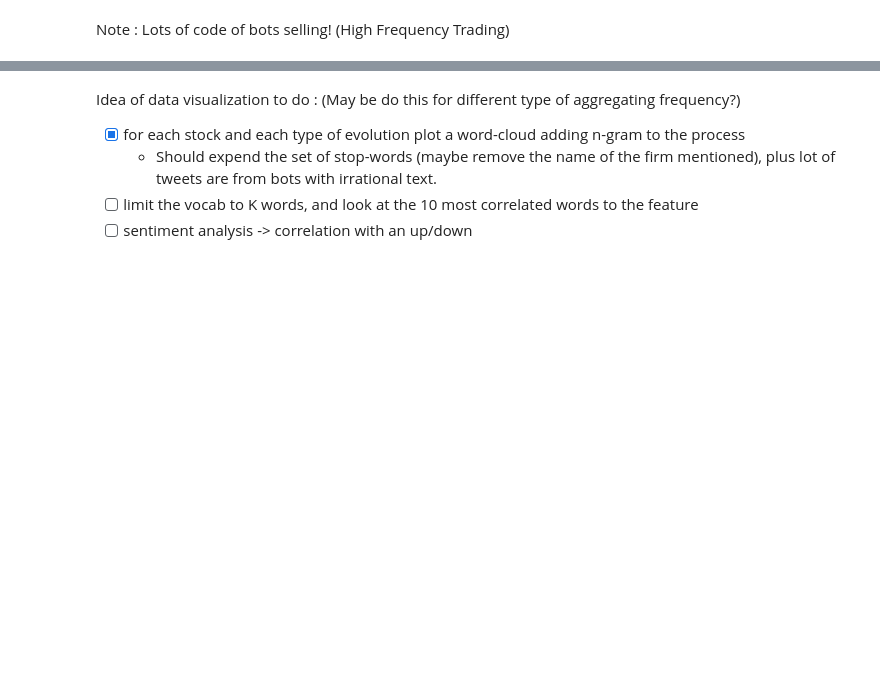
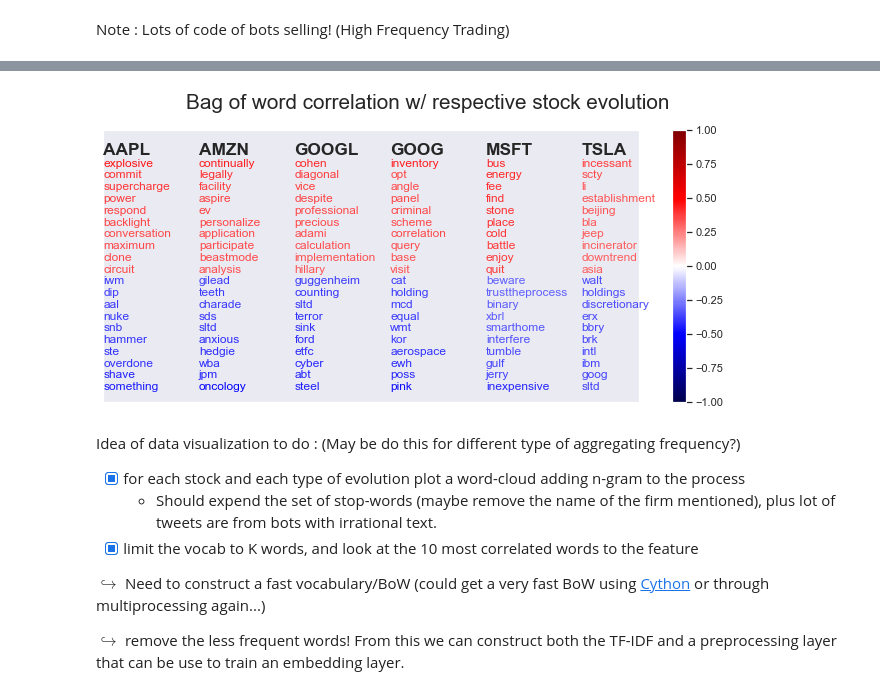
Before and after one commit to clement-micol/aml-fall-2022-project-grp25, a Jupyter notebook: doc/notebook_analysis/Exploratory_Data_Analysis.ipynb, the cells around one changed output, grey strips where cells are left out. Saved outputs shown, nothing was run; the diff lists cells and outputs as text; code cells hidden in the pictures; blank space fills up the shorter version.

Commit message:
Updated the doc folder : - Added a fast Bag of Word through Cython; - Build a fast encoding layer; - Computed the most correlated words to the target in the analysis notebook.

```diff
--- a/doc/notebook_analysis/Exploratory_Data_Analysis.ipynb
+++ b/doc/notebook_analysis/Exploratory_Data_Analysis.ipynb
@@ -159,0 +182,6 @@ plt.show()
+# %%
+ticker_symbols = companyValue_data["ticker_symbol"].unique()
+most_correlated_features = {}
+for ticker_symbol in ticker_symbols:
+    print(ticker_symbol)
+    most_correlated_features[ticker_symbol] = get_correlated_words(ticker_symbol,10,vocab_size=10_000)
@@ -160,6 +200,27 @@ plt.show()
+# %%
+from matplotlib.cm import get_cmap, ScalarMappable
+from matplotlib.colors import Normalize
+cmap = get_cmap("seismic")
+fig, ax = plt.subplots(figsize=(12,5))
+for i, ticker in enumerate(most_correlated_features):
+    for j, word in enumerate(most_correlated_features[ticker].index):
+        ax.text(i/3,(j+1)/21, word,c=cmap((most_correlated_features[ticker][j]+1)/2))
+    ax.text(i/3,(j+2)/21,ticker,fontsize="x-large",fontweight="bold")
+plt.colorbar(ScalarMappable(norm= Normalize(-1,1),cmap=cmap),ax=[ax],location="right")
+ax.set_xlim(0,5/3+0.2)
+ax.set_ylim(0,1.1)
+ax.set_xticks([])
+ax.set_yticks([])
+fig.suptitle("Bag of word correlation w/ respective stock evolution",fontsize="xx-large")
+plt.show()
+# %% [output]
+[figure, added]
 # %% [markdown]
 Idea of data visualization to do : (May be do this for different type of aggregating frequency?)
 - [x] for each stock and each type of evolution plot a word-cloud adding n-gram to the process
     -   Should expend the set of stop-words (maybe remove the name of the firm mentioned), plus lot of tweets are from bots with irrational text.
-- [ ] limit the vocab to K words, and look at the 10 most correlated words to the feature
-- [ ] sentiment analysis -> correlation with an up/down
+- [x] limit the vocab to K words, and look at the 10 most correlated words to the feature
+
+$\hookrightarrow$ Need to construct a fast vocabulary/BoW (could get a very fast BoW using [Cython](https://medium.com/glose-team/%EF%B8%8F-fast-bag-of-words-using-spacy-and-cython-574c308a9ff3) or through multiprocessing again...)
+
+$\hookrightarrow$ remove the less frequent words! From this we can construct both the TF-IDF and a preprocessing layer that can be use to train an embedding layer.
```
Also changed, not shown: parts of 10 cells of this notebook, 14 other files.
